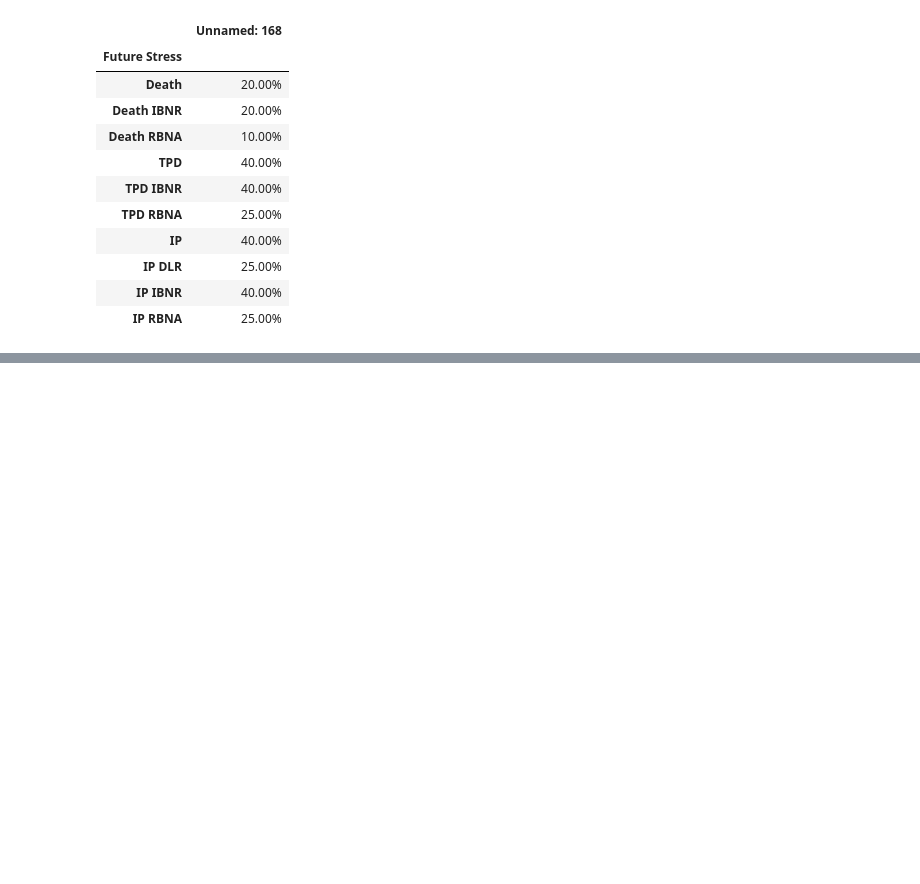
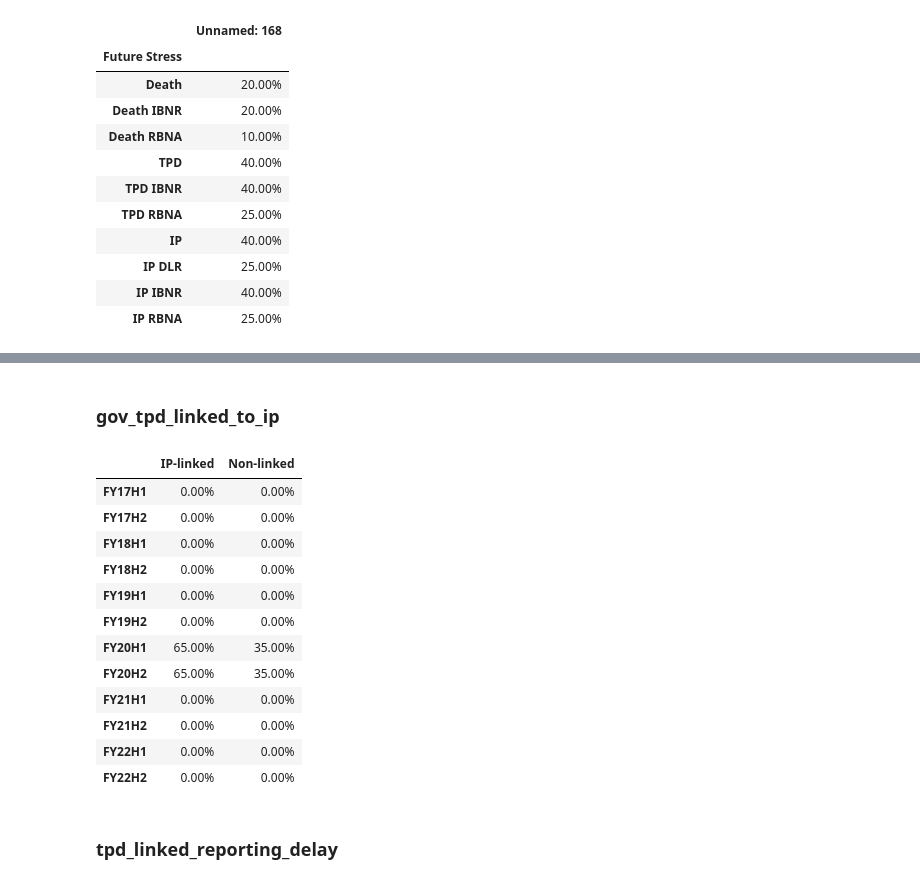
Before and after one commit to wheatfields/Q, a Jupyter notebook: sva_documentation.ipynb, the cells around one changed output, grey strips where cells are left out. Drawn from its saved outputs; the diff is of its cells as text; code cells hidden in the pictures; blank space fills up the shorter version.

```diff
--- a/sva_documentation.ipynb
+++ b/sva_documentation.ipynb
@@ -582,0 +804,20 @@ sva.stress_margins.future.future_all().style.format('{:,.2%}')
+# %% [markdown]
+### gov_tpd_linked_to_ip
+# %%
+sva.gov_tpd_linked_to_ip().fillna(0).style.format('{:,.2%}')
+# %% [output]
+|  | IP-linked | Non-linked |
+| FY17H1 | 0.00% | 0.00% |
+| FY17H2 | 0.00% | 0.00% |
+| FY18H1 | 0.00% | 0.00% |
+| FY18H2 | 0.00% | 0.00% |
+| FY19H1 | 0.00% | 0.00% |
+| FY19H2 | 0.00% | 0.00% |
+| FY20H1 | 65.00% | 35.00% |
+| FY20H2 | 65.00% | 35.00% |
+| FY21H1 | 0.00% | 0.00% |
+| FY21H2 | 0.00% | 0.00% |
+| FY22H1 | 0.00% | 0.00% |
+| FY22H2 | 0.00% | 0.00% |
+# %% [markdown]
+### tpd_linked_reporting_delay
```
Also changed, not shown: parts of 52 cells of this notebook, 2 other files.
